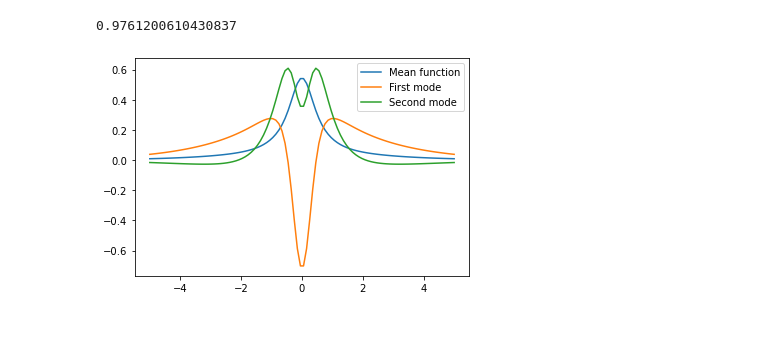
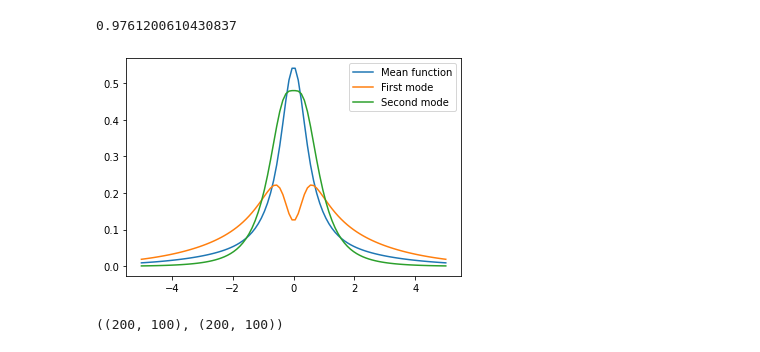
Before and after one commit to mirkimirk/thesis_frechet_fda, a Jupyter notebook: src/frechet_fda/sandbox.ipynb, the cells around one changed output. Cells and saved outputs as stored; diff of their text form; code cells hidden in the pictures.

```diff
--- a/src/frechet_fda/sandbox.ipynb
+++ b/src/frechet_fda/sandbox.ipynb
@@ -564,23 +582,23 @@ def mode_of_variation(alpha, mean_func, eigval, eigfunc):
     return mean_func + alpha * np.sqrt(eigval) * eigfunc
 # %%
 first_mode = mode_of_variation(
-    3,
+    1,
     mean_function,
     eigenvalues_sorted[0],
     eigenfunctions_sorted[:, 0],
 )
 second_mode = mode_of_variation(
-    3,
+    1,
     mean_function,
     eigenvalues_sorted[1],
     eigenfunctions_sorted[:, 1],
 )
 # %%
 fig, ax = plt.subplots()
-ax.plot(grid_univ, mean_function, label="Mean function")
-ax.plot(grid_univ, first_mode, label="First mode")
-ax.plot(grid_univ, second_mode, label="Second mode")
+ax.plot(grid_densities_univ, mean_function, label="Mean function")
+ax.plot(grid_densities_univ, first_mode, label="First mode")
+ax.plot(grid_densities_univ, second_mode, label="Second mode")
 plt.legend()
 plt.show()
 # %% [output]
-[figure, old version]
+[figure, new version]
@@ -586,0 +608,4 @@ plt.show()
+# %%
+quantiles_discretized.shape, quantile_densities_discretized.shape
+# %% [output]
+((200, 100), (200, 100))
```
Also changed, not shown: parts of 23 cells of this notebook, 3 other files.
